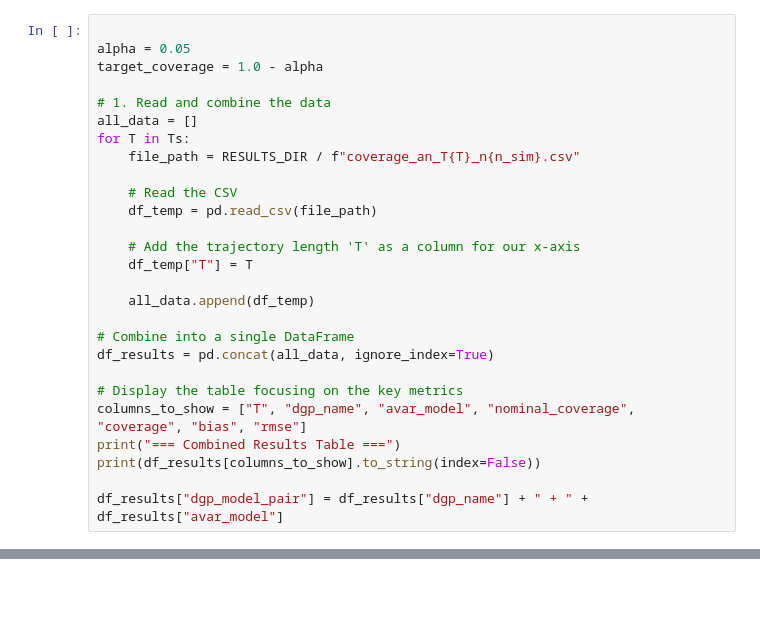
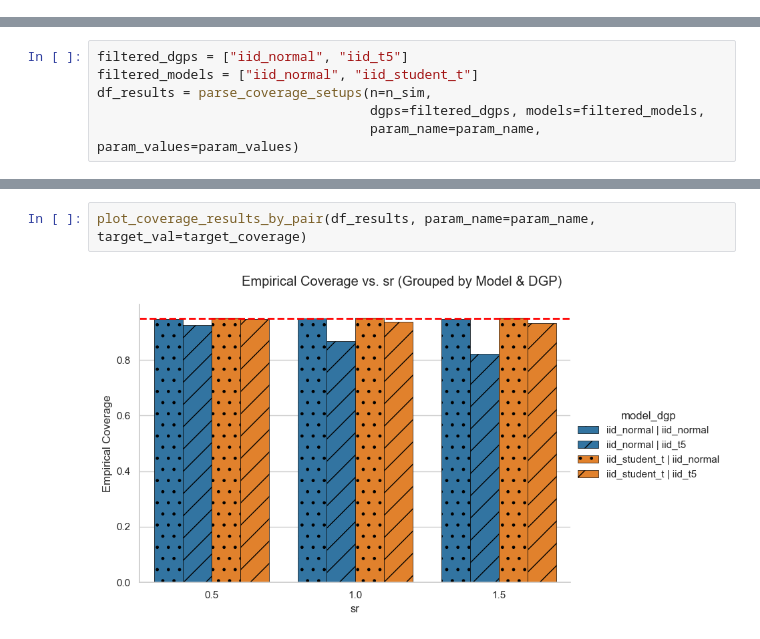
Before and after one commit to Fabro2701/sharpe_ratio_TFM, a Jupyter notebook: notebooks/coverage_analysis.ipynb, the cells around one changed output, grey strips where cells are left out. Cells and saved outputs as stored; diff of their text form; blank space fills up the shorter version.

Commit message:
coverage analysis param name supp & filtering

```diff
--- a/notebooks/coverage_analysis.ipynb
+++ b/notebooks/coverage_analysis.ipynb
@@ -49,27 +24,0 @@ Raw results saved → C:\Users\Fabrizio Ortega\Documents\TFM\sharpe_ratio_TFM\re
-# %%
-
-alpha = 0.05
-target_coverage = 1.0 - alpha
-
-# 1. Read and combine the data
-all_data = []
-for T in Ts:
-    file_path = RESULTS_DIR / f"coverage_an_T{T}_n{n_sim}.csv"
-
-    # Read the CSV
-    df_temp = pd.read_csv(file_path)
-
-    # Add the trajectory length 'T' as a column for our x-axis
-    df_temp["T"] = T
-
-    all_data.append(df_temp)
-
-# Combine into a single DataFrame
-df_results = pd.concat(all_data, ignore_index=True)
-
-# Display the table focusing on the key metrics
-columns_to_show = ["T", "dgp_name", "avar_model", "nominal_coverage", "coverage", "bias", "rmse"]
-print("=== Combined Results Table ===")
-print(df_results[columns_to_show].to_string(index=False))
-
-df_results["dgp_model_pair"] = df_results["dgp_name"] + " + " + df_results["avar_model"]
@@ -229,0 +48,6 @@ plot_coverage_convergence(df_results, target_val=target_coverage)
+# %%
+filtered_dgps = ["iid_normal", "iid_t5"]
+filtered_models = ["iid_normal", "iid_student_t"]
+df_results = parse_coverage_setups(n=n_sim,
+                                   dgps=filtered_dgps, models=filtered_models,
+                                   param_name=param_name, param_values=param_values)
@@ -229,0 +69,4 @@ plot_coverage_convergence(df_results, target_val=target_coverage)
+# %%
+plot_coverage_results_by_pair(df_results, param_name=param_name, target_val=target_coverage)
+# %% [output]
+[figure, added]
```
Also changed, not shown: parts of 9 cells of this notebook, 1 other file.
